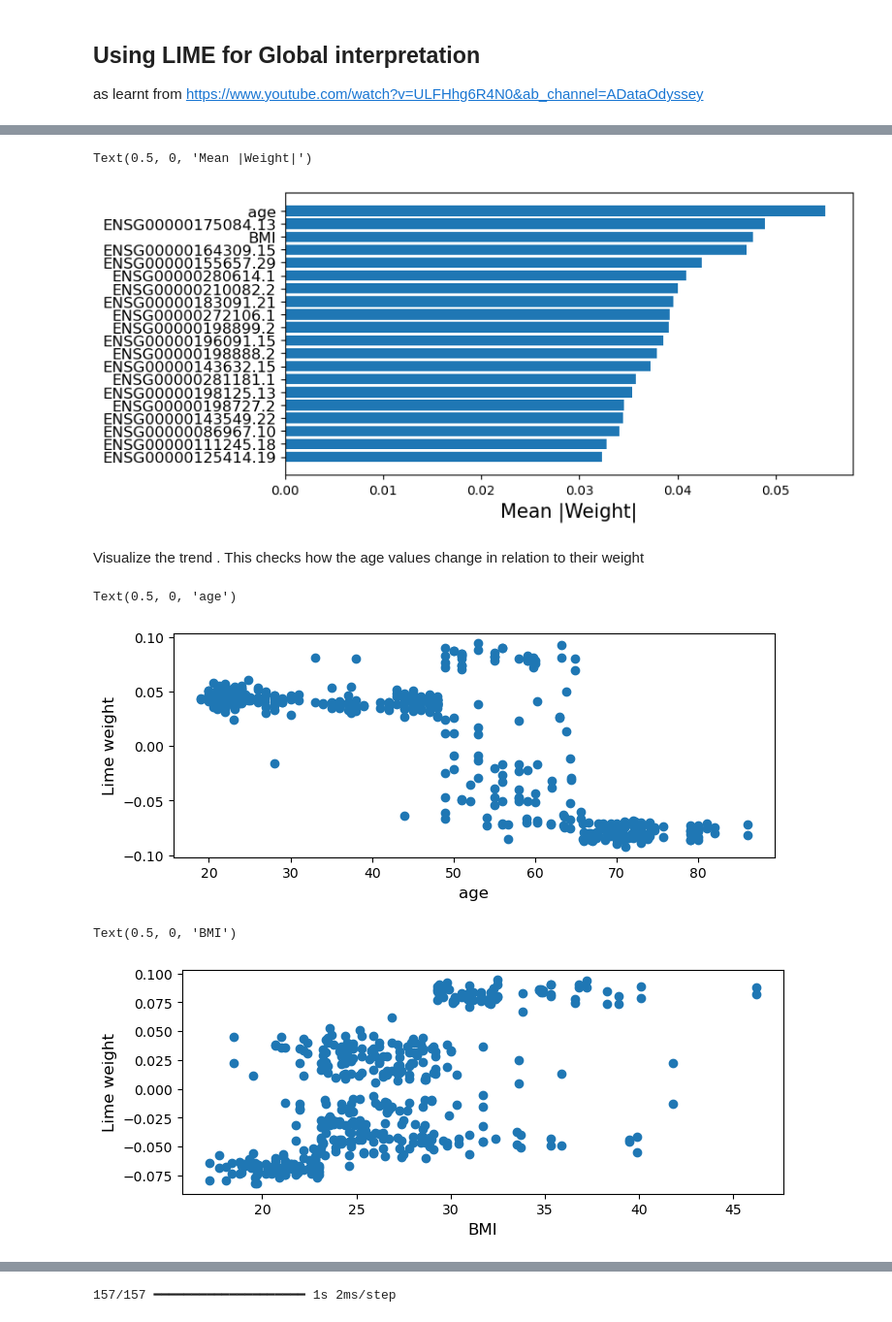
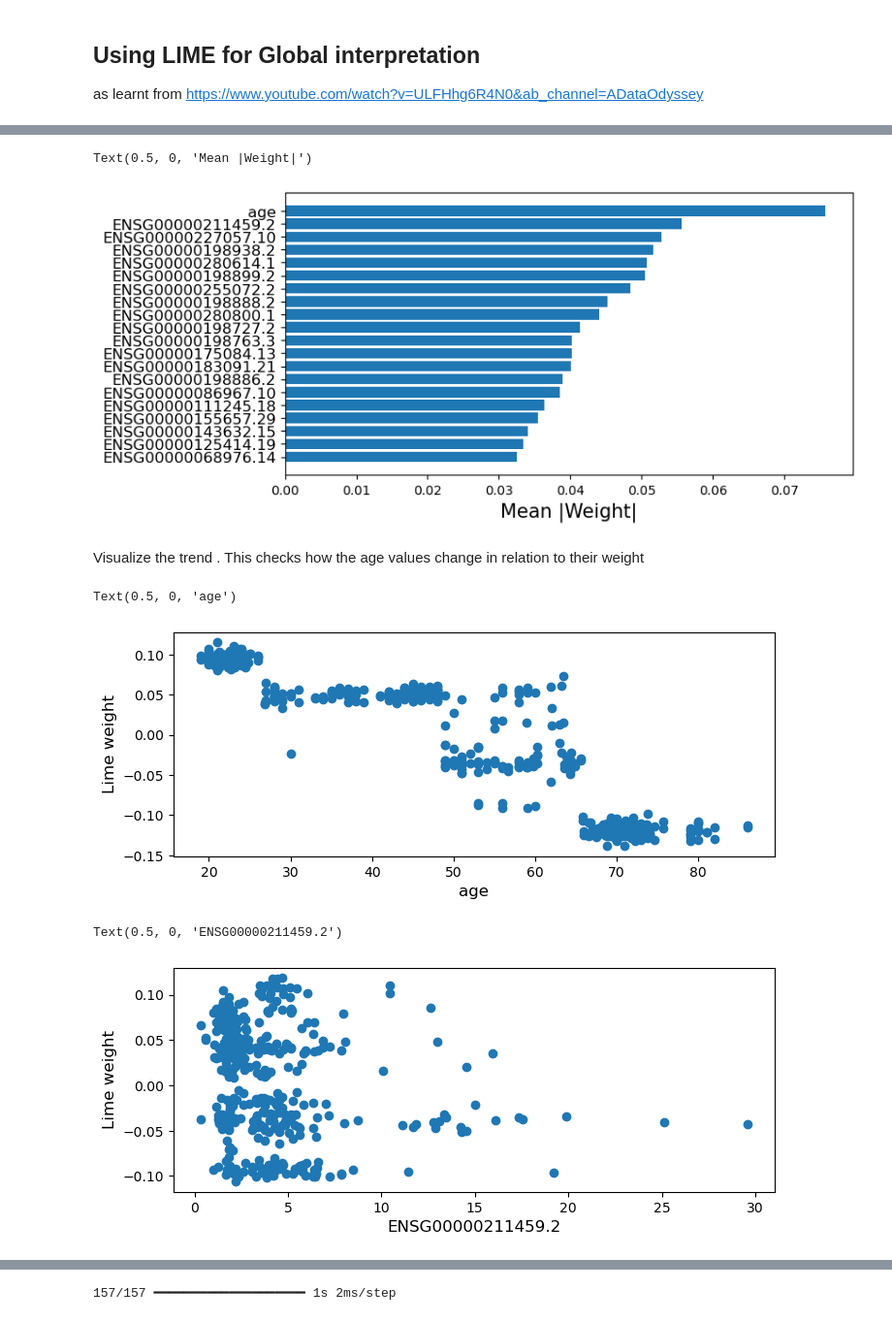
Before and after one commit to phoebemma/ML_paper, a Jupyter notebook: unnormalised_data_modelling.ipynb, the cells around one changed output, grey strips where cells are left out. Shown at 97% size. Saved outputs shown, nothing was run; the diff lists cells and outputs as text; code cells hidden in the pictures.

Commit message:
extracted LIME values for all 10929 predictors

```diff
--- a/unnormalised_data_modelling.ipynb
+++ b/unnormalised_data_modelling.ipynb
@@ -358,7 +358,7 @@ def return_weights(exp):
 weights = []
 feature_indices = []
 #  iterate over first 10 rows
-for x in X.values[0:1000]:
+for x in X.values[0:10929]:
     #Get explanation
     exp = explainer.explain_instance(x,
                                     model.predict,
@@ -423,7 +423,7 @@ plt.yticks(ticks = y_ticks, labels = y_labels, size = 12)
 plt.xlabel("Mean |Weight|", size = 15)
 # %% [output]
 Text(0.5, 0, 'Mean |Weight|')
-[figure, old version]
+[figure, new version]
 # %% [markdown]
 Visualize the trend . This checks how the age values change in relation to their weight
 # %%
@@ -431,7 +431,7 @@ fig, ax = plt.subplots(nrows=1, figsize = (8,3))
 
 # Extract weights and feature values
 feature_weight = lime_weights["age"]
-feature_values = X["age"][0:1000]
+feature_values = X["age"][0:10929]
 
 plt.scatter(x= feature_values, y= feature_weight)
 
@@ -439,21 +439,21 @@ plt.ylabel("Lime weight", size = 12)
 plt.xlabel("age", size = 12)
 # %% [output]
 Text(0.5, 0, 'age')
-[figure, old version]
+[figure, new version]
 # %%
 fig, ax = plt.subplots(nrows=1, figsize = (8,3))
 
 # Extract weights and feature values
-feature_weight = lime_weights["BMI"]
-feature_values = X["BMI"][0:1000]
+feature_weight = lime_weights["ENSG00000211459.2"]
+feature_values = X["ENSG00000211459.2"][0:10929]
 
 plt.scatter(x= feature_values, y= feature_weight)
 
 plt.ylabel("Lime weight", size = 12)
-plt.xlabel("BMI", size = 12)
+plt.xlabel("ENSG00000211459.2", size = 12)
 # %% [output]
-Text(0.5, 0, 'BMI')
+Text(0.5, 0, 'ENSG00000211459.2')
-[figure, old version]
+[figure, new version]
 # %%
 fig, ax = plt.subplots(nrows=1, figsize = (8,3))
 
```
Also changed, not shown: parts of 7 cells of this notebook, 1 other file.
